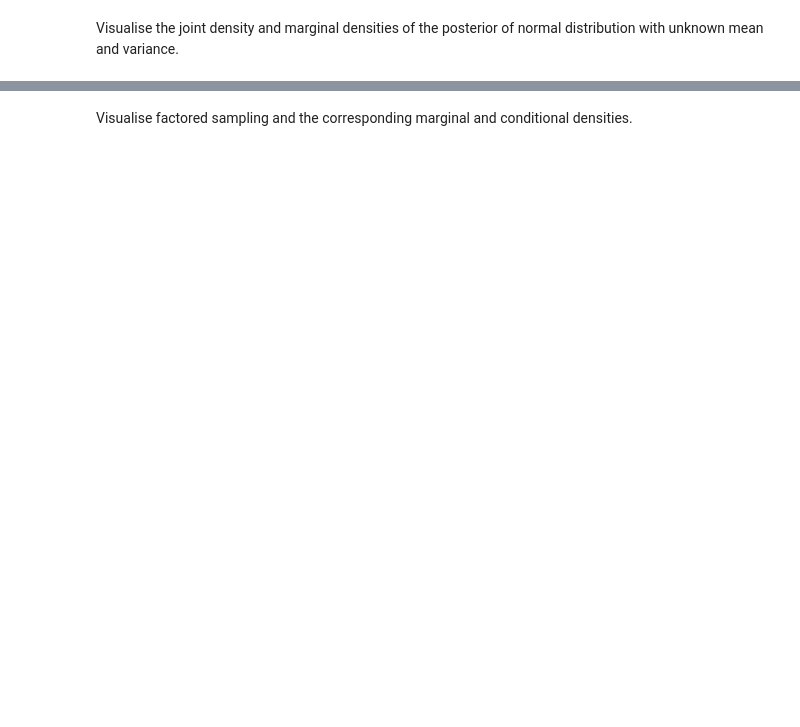
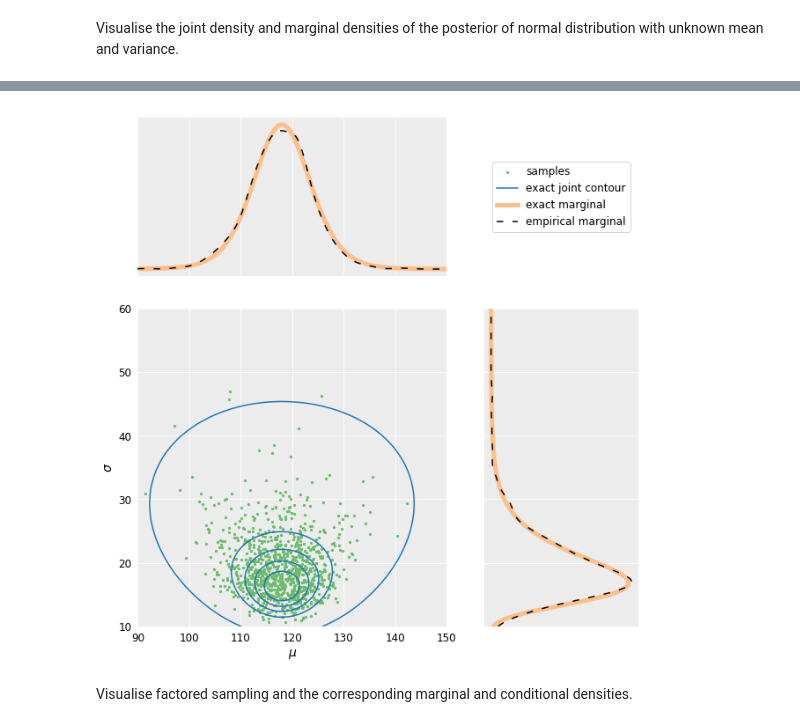
Before and after one commit to avehtari/BDA_py_demos, a Jupyter notebook: demos_ch3/demo3_1-4.ipynb, the cells around one changed output, grey strips where cells are left out. Saved outputs shown, nothing was run; the diff lists cells and outputs as text; code cells hidden in the pictures; blank space fills up the shorter version.

```diff
--- a/demos_ch3/demo3_1-4.ipynb
+++ b/demos_ch3/demo3_1-4.ipynb
@@ -140,0 +98,93 @@ plt.legend();
+# %%
+print('Joint and marginal posterior distributions')
+
+# create figure
+fig, axes = plt.subplots(
+    2, 2,
+    figsize=(9, 9),
+    gridspec_kw=dict(
+        width_ratios=[2, 1],
+        height_ratios=[1, 2]
+    )
+)
+
+# plot the joint distribution
+ax = axes[1, 0]
+# plot the samples from the joint posterior
+samps = ax.scatter(mu, sigma, 5, color=plot_tools.lighten('C2', 0.3))
+# plot the contour plot of the exact posterior (c_levels is used to give
+# a vector of linearly spaced values at which levels contours are drawn)
+c_levels = np.linspace(1e-5, Z.max(), 6)[:-1]
+ax.contour(t1, t2, Z, c_levels, colors='C0')
+# decorate
+ax.set_xlim(tl1)
+ax.set_ylim(tl2)
+ax.set_xlabel('$\mu$', fontsize='14')
+ax.set_ylabel('$\sigma$', fontsize='14')
+
+# plot the marginal of mu
+ax = axes[0, 0]
+# exact
+ax.plot(
+    t1,
+    pm_mu,
+    color=plot_tools.lighten('C1'),
+    linewidth=5
+)
+# empirical
+ax.plot(
+    t1,
+    pk_mu,
+    color='k',
+    dashes=(5, 7),
+    linewidth=1.5
+)
+# decorate
+ax.set_xlim(tl1)
+ax.set_yticks(())
+ax.set_xticklabels(())
+
+# plot the marginal of sigma
+ax = axes[1, 1]
+# exact
+exact_line, = ax.plot(
+    pm_sigma,
+    t2,
+    color=plot_tools.lighten('C1'),
+    linewidth=5
+)
+# empirical
+empirical_line, = ax.plot(
+    pk_sigma,
+    t2,
+    color='k',
+    dashes=(5, 7),
+    linewidth=1.5
+)
+# decorate
+ax.set_ylim(tl2)
+ax.set_xticks(())
+ax.set_yticklabels(())
+
+# hide last ax
+ax = axes[0, 1]
+ax.axis('off')
+# make legend there
+ax.legend(
+    (
+        samps,
+        plt.Line2D([], [], color='C0'),
+        exact_line,
+        empirical_line
+    ),
+    (
+        'samples',
+        'exact joint contour',
+        'exact marginal',
+        'empirical marginal'
+    ),
+    loc='center',
+)
+
+fig.tight_layout()
+# %% [output]
@@ -141,3 +192,4 @@ plt.legend();
+[figure, added]
 # %% [markdown]
 Visualise factored sampling and the corresponding marginal and conditional densities.
 # %%
```
Also changed, not shown: parts of 13 cells of this notebook.
